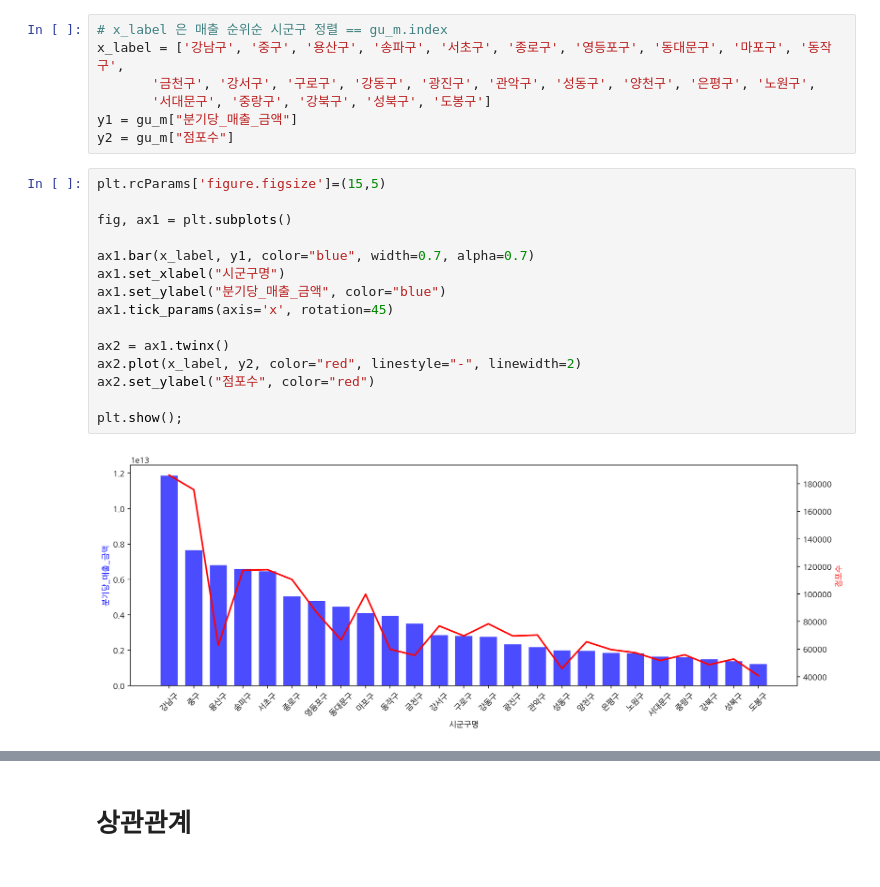
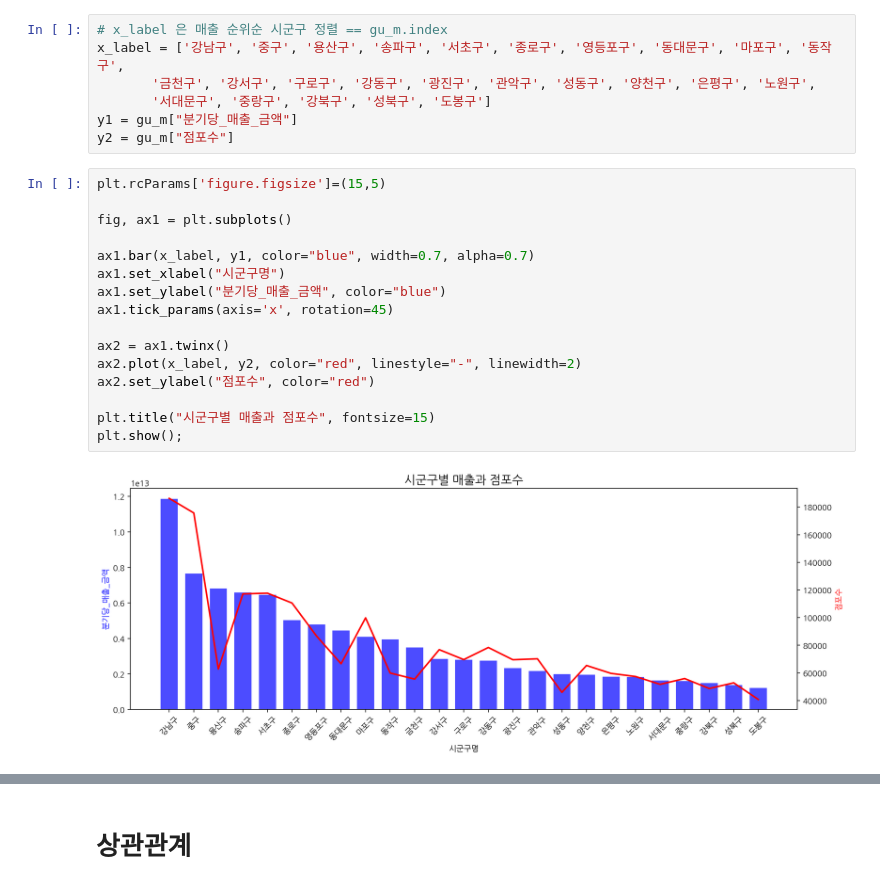
Before and after one commit to aimaimee/portfolio, a Jupyter notebook: Seoul_Commercial_Area/(Final)시각화및상관분석(인구,매출,점포수).ipynb, the cells around one changed output, grey strips where cells are left out. Drawn from its saved outputs; the diff is of its cells as text.

```diff
--- a/Seoul_Commercial_Area/(Final)시각화및상관분석(인구,매출,점포수).ipynb
+++ b/Seoul_Commercial_Area/(Final)시각화및상관분석(인구,매출,점포수).ipynb
@@ -479,20 +479,21 @@ y2 = gu_m["점포수"]
 # %%
 plt.rcParams['figure.figsize']=(15,5)
 
 fig, ax1 = plt.subplots()
 
 ax1.bar(x_label, y1, color="blue", width=0.7, alpha=0.7)
 ax1.set_xlabel("시군구명")
 ax1.set_ylabel("분기당_매출_금액", color="blue")
 ax1.tick_params(axis='x', rotation=45)
 
 ax2 = ax1.twinx()
 ax2.plot(x_label, y2, color="red", linestyle="-", linewidth=2)
 ax2.set_ylabel("점포수", color="red")
 
+plt.title("시군구별 매출과 점포수", fontsize=15)
 plt.show();
 # %% [output]
-[figure, old version]
+[figure, new version]
 # %%
 plt.rcParams['figure.figsize']=(15,5)
 
```
Also changed, not shown: parts of 1 cell of this notebook.
